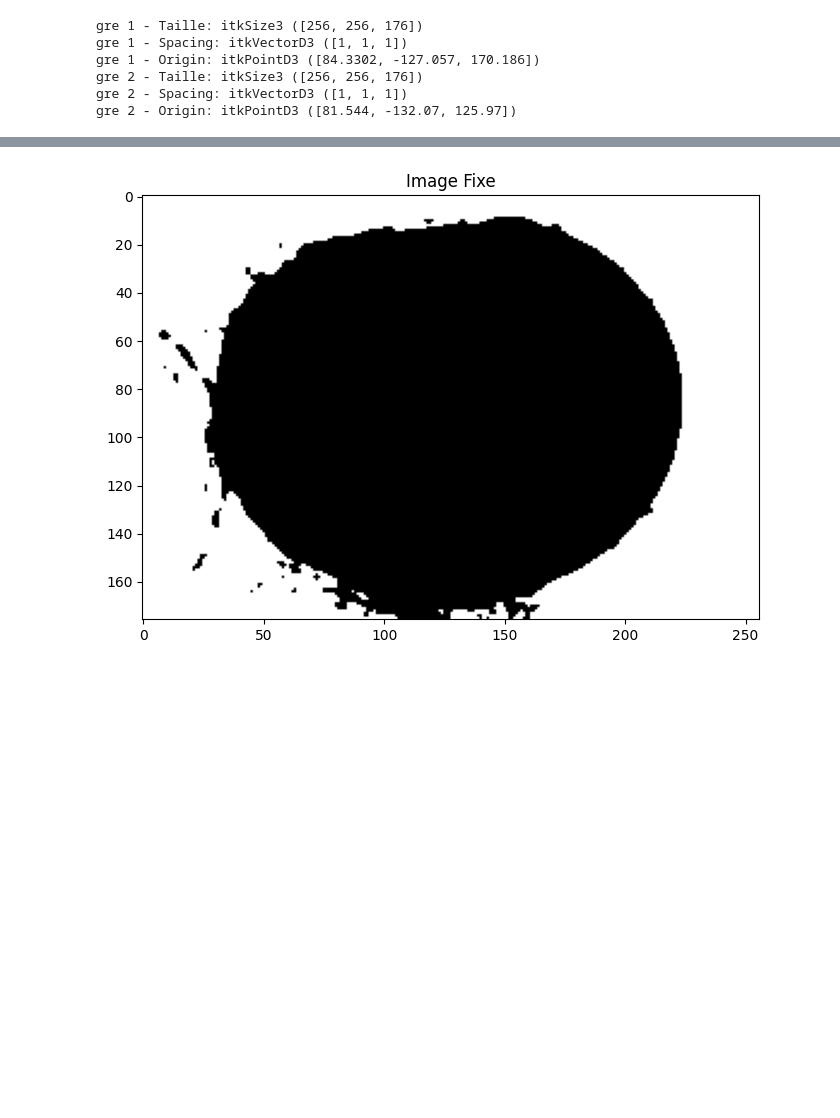
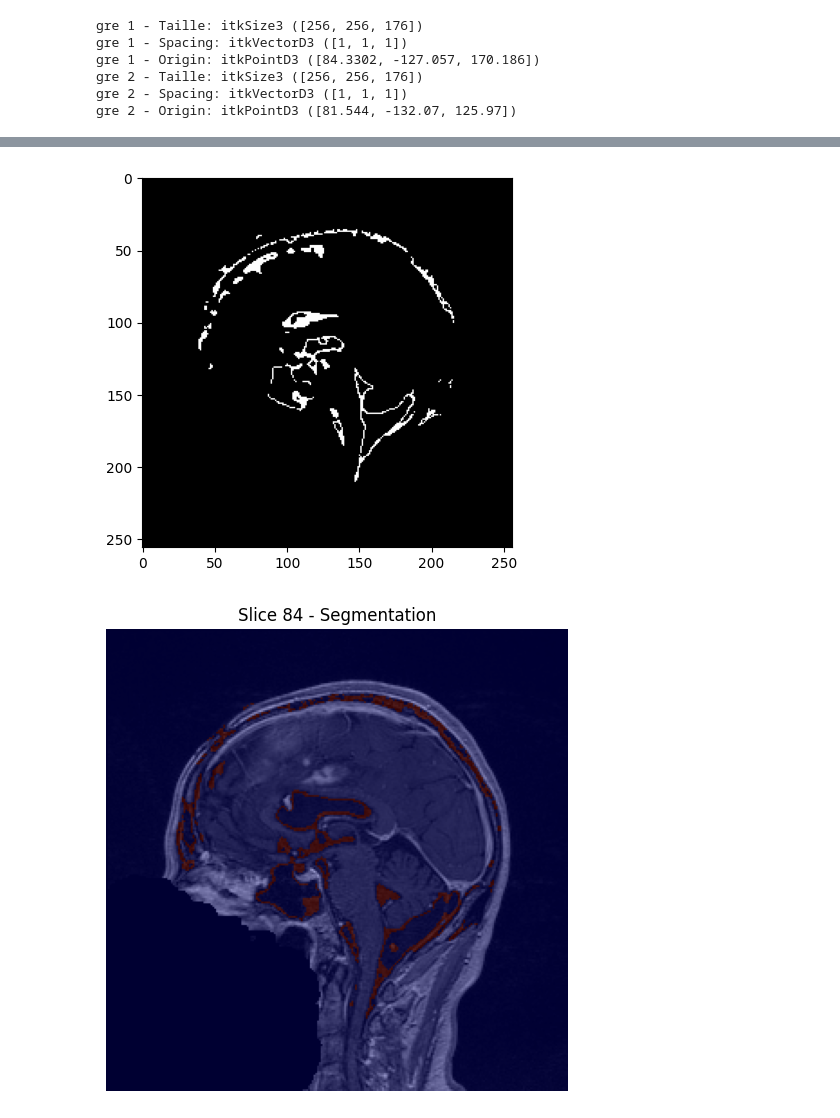
Before and after one commit to Melosdias/vtk_itk, a Jupyter notebook: src/projet_notebook.ipynb, the cells around one changed output, grey strips where cells are left out. Saved outputs shown, nothing was run; the diff lists cells and outputs as text; code cells hidden in the pictures; blank space fills up the shorter version.

Commit message:
Segmentation sur les deux images

```diff
--- a/src/projet_notebook.ipynb
+++ b/src/projet_notebook.ipynb
@@ -149,17 +196,71 @@ ValueError: not enough values to unpack (expected 2, got 0)
 # %%
-import matplotlib.pyplot as plt
-import itk
 
-fixed_image = itk.imread("segmentation.nrrd", itk.F)
-fixed_array = itk.GetArrayViewFromImage(fixed_image)
+seedX=90
+seedY=45
+lower=190
+upper=255
+    # Instantiate the reader
+# input_image = itk.imread("aligned.nrrd", pixel_type=itk.F)
+gre1 = itk.imread("../Data/case6_gre2.nrrd", itk.F)
+smoother = itk.GradientAnisotropicDiffusionImageFilter.New(Input=gre1, NumberOfIterations=20, TimeStep=0.04,
+                                                           ConductanceParameter=3)
+
+smoother.Update()
+smoothed_image = smoother.GetOutput()
+
+fixed_array = itk.GetArrayViewFromImage(gre1)
+z = fixed_array.shape[0] //2
+
+print("Seed coordinates : ", seedX, seedY, z)
+
+# Instantiate the filter
 
 
-z = fixed_array.shape[0] // 2
+initial_value = smoothed_image.GetPixel((seedX, seedY, z))
+lower = initial_value - 10
+upper = initial_value + 30
 
-fig, axes = plt.subplots(1, 1, figsize=(15, 5))
-axes.imshow(fixed_array[:, z, :], cmap="gray")
-axes.set_title("Image Fixe")
+print("initial value : ", smoothed_image.GetPixel((seedX, seedY, z)))
+print("lower, upper : ", lower, upper)
 
-plt.tight_layout()
-plt.show()
+# Configure filter from the command line arguments
+connected_threshold = itk.ConnectedThresholdImageFilter.New(smoothed_image)
+connected_threshold.SetReplaceValue(255)
+connected_threshold.SetLower(lower)
+connected_threshold.SetUpper(upper)
+
+connected_threshold.SetSeed((seedX, seedY, z))
+connected_threshold.Update()
+plt.ion()
+seg_array = itk.GetArrayViewFromImage(connected_threshold.GetOutput())
+plt.imshow(seg_array[z, :, :], cmap="gray")
+
+dimension = gre1.GetImageDimension()
+
+in_type = itk.output(connected_threshold)
+output_type = itk.Image[itk.UC, dimension]
+rescaler = itk.RescaleIntensityImageFilter[in_type, output_type].New(connected_threshold)
+rescaler.SetOutputMinimum(0)
+rescaler.SetOutputMaximum(255)
+rescaler.Update()
+
+output_filepath = "segmentation.nrrd"
+itk.imwrite(rescaler, output_filepath)
+import numpy as np
+
+slices_with_seg = np.where(seg_array.max(axis=(1, 2)) > 0)[0]
+print("Slices contenant des pixels segmentés :", slices_with_seg)
+for z in range(84, 89):
+    fig, ax = plt.subplots(figsize=(6, 6))
+
+    image_slice = fixed_array[z, :, :]  # image d'origine
+    mask_slice = seg_array[z, :, :]     # segmentation
+
+    ax.imshow(image_slice, cmap='gray')
+    ax.imshow(mask_slice, cmap='jet', alpha=0.4)  # superposition en couleur
+
+    ax.plot(seedX, seedY, 'ro') if z == 85 else None
+    ax.set_title(f"Slice {z} - Segmentation")
+    plt.axis('off')
+    plt.show()
 # %% [output]
@@ -166 +279,2 @@ plt.show()
-[figure, old version]
+[figure, new version]
+[figure, added]
```
Also changed, not shown: parts of 7 cells of this notebook.
